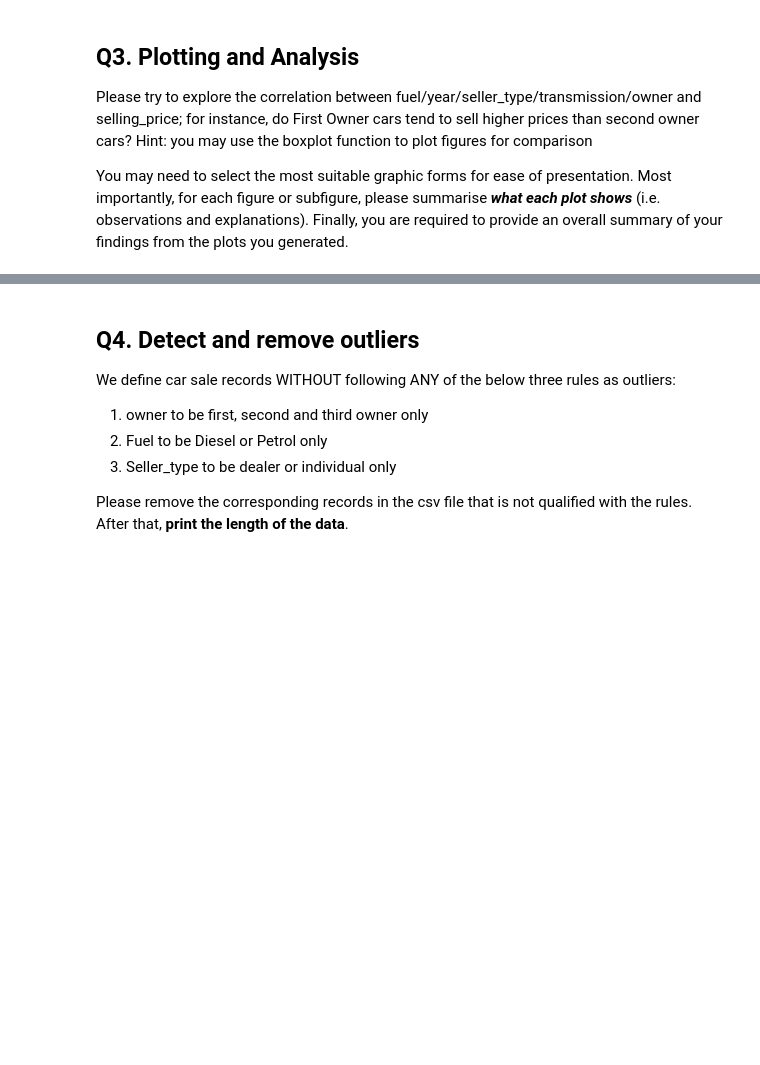
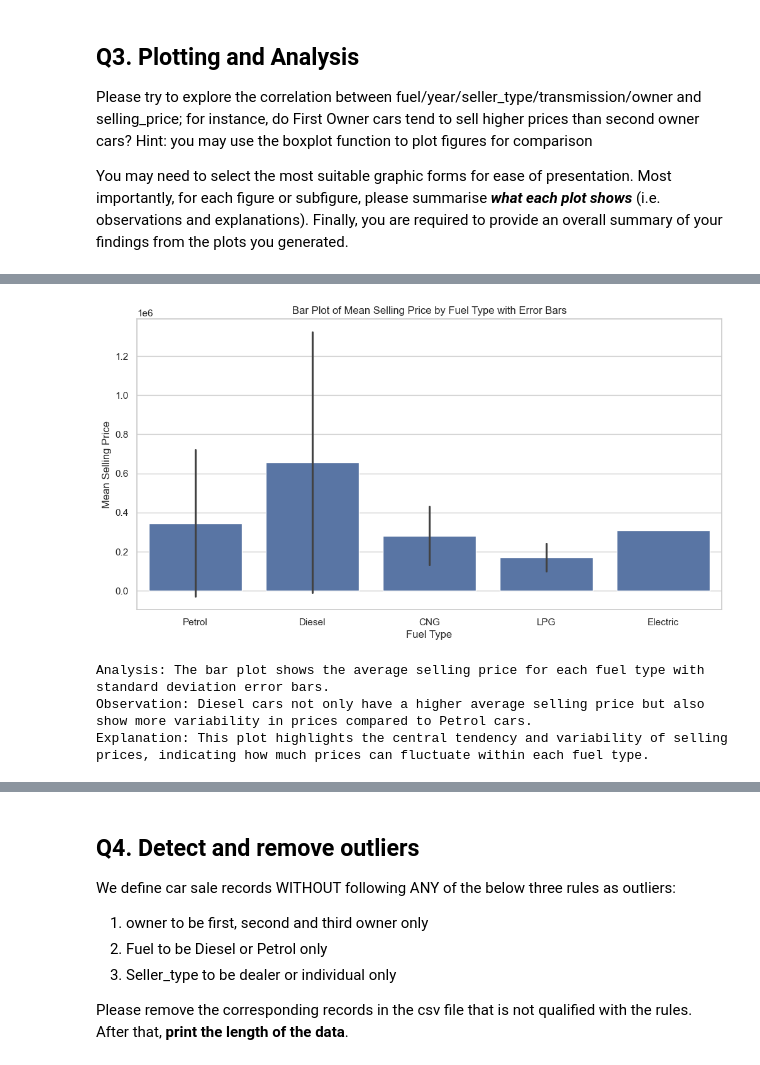
Before and after one commit to t2mqau/Porto-1, a Jupyter notebook: Portfolio Part 1 resources-20240822/Portfolio-1-questions-updated.ipynb, the cells around one changed output, grey strips where cells are left out. Cells and saved outputs as stored; diff of their text form; code cells hidden in the pictures; blank space fills up the shorter version.

```diff
--- a/Portfolio Part 1 resources-20240822/Portfolio-1-questions-updated.ipynb
+++ b/Portfolio Part 1 resources-20240822/Portfolio-1-questions-updated.ipynb
@@ -71,0 +214,18 @@ You may need to select the most suitable graphic forms for ease of presentation.
+# %%
+# Bar plot for 'fuel' vs mean 'selling_price' with error bars
+plt.figure(figsize=(12, 6))
+sns.barplot(x='fuel', y='selling_price', data=clean_carsdf, errorbar='sd')
+plt.title('Bar Plot of Mean Selling Price by Fuel Type with Error Bars')
+plt.xlabel('Fuel Type')
+plt.ylabel('Mean Selling Price')
+plt.show()
+
+# Analysis
+print("Analysis: The bar plot shows the average selling price for each fuel type with standard deviation error bars.")
+print("Observation: Diesel cars not only have a higher average selling price but also show more variability in prices compared to Petrol cars.")
+print("Explanation: This plot highlights the central tendency and variability of selling prices, indicating how much prices can fluctuate within each fuel type.")
+# %% [output]
+[figure, added]
+Analysis: The bar plot shows the average selling price for each fuel type with standard deviation error bars.
+Observation: Diesel cars not only have a higher average selling price but also show more variability in prices compared to Petrol cars.
+Explanation: This plot highlights the central tendency and variability of selling prices, indicating how much prices can fluctuate within each fuel type.
```
Also changed, not shown: parts of 18 cells of this notebook.
